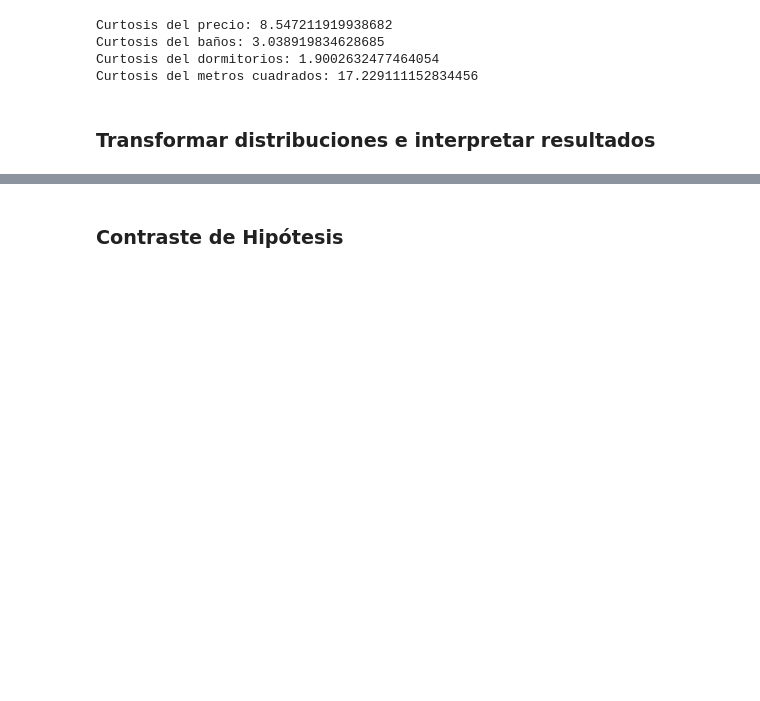
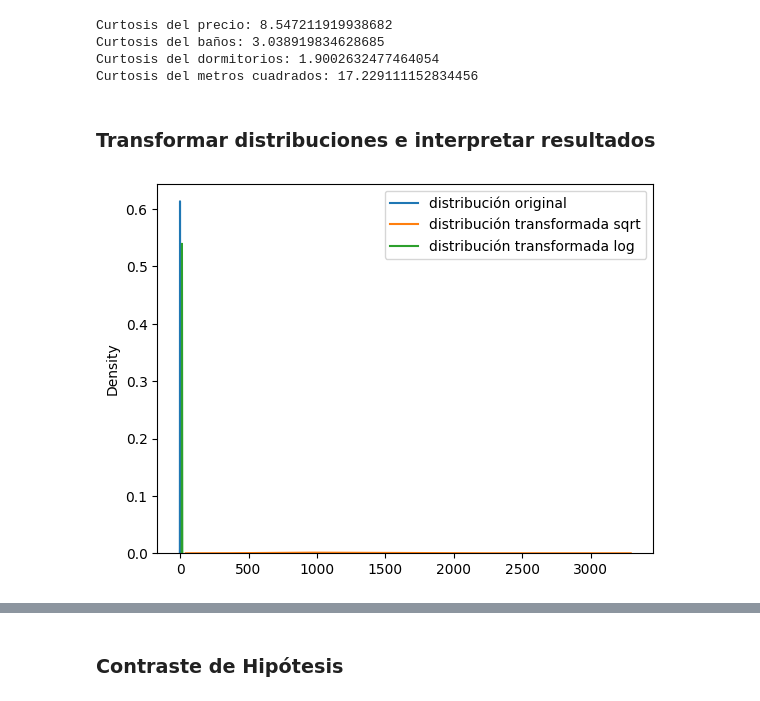
Before and after one commit to CarmenBarrancoGarcia/Carmen_cienciadatos, a Jupyter notebook: Módulo2_numpy/M2_Carmen_Barranco_García.ipynb, the cells around one changed output, grey strips where cells are left out. Cells and saved outputs as stored; diff of their text form; code cells hidden in the pictures; blank space fills up the shorter version.

```diff
--- a/Módulo2_numpy/M2_Carmen_Barranco_García.ipynb
+++ b/Módulo2_numpy/M2_Carmen_Barranco_García.ipynb
@@ -696,5 +704,7 @@ metros_cuadrados_sqrt = np.sqrt(metros_cuadrados)
 # %%
-sns.kdeplot(co2_emissions_standard, label="distribución original") # tienen la distribución original
-sns.kdeplot(co2_emissions_sqrt, label="distribución transformada sqrt") # se corrige el impacto de los outliers
-sns.kdeplot(co2_emissions_log, label="distribución transformada log") # se corrige el impacto de los outliers
+sns.kdeplot(precio_standar, label="distribución original")
+sns.kdeplot(precio_sqrt, label="distribución transformada sqrt")
+sns.kdeplot(precio_log, label="distribución transformada log")
 plt.legend();
+# %% [output]
+[figure, added]
```
Also changed, not shown: parts of 15 cells of this notebook, 9 other files.
